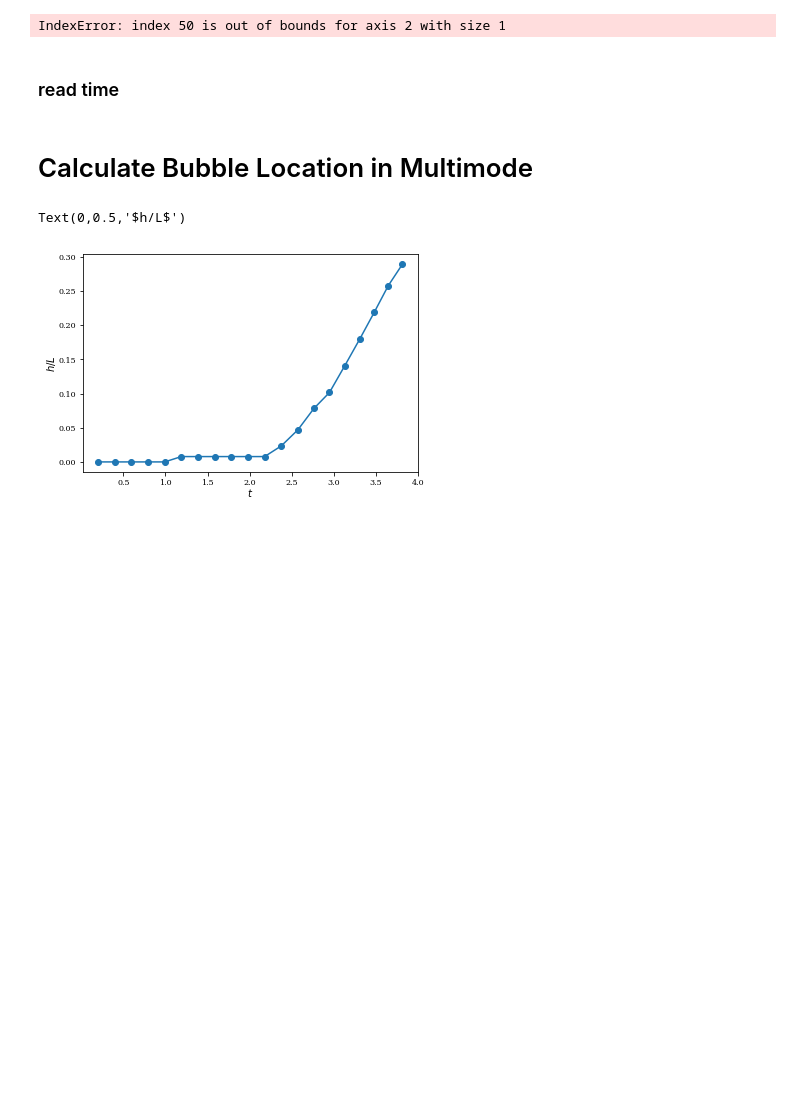
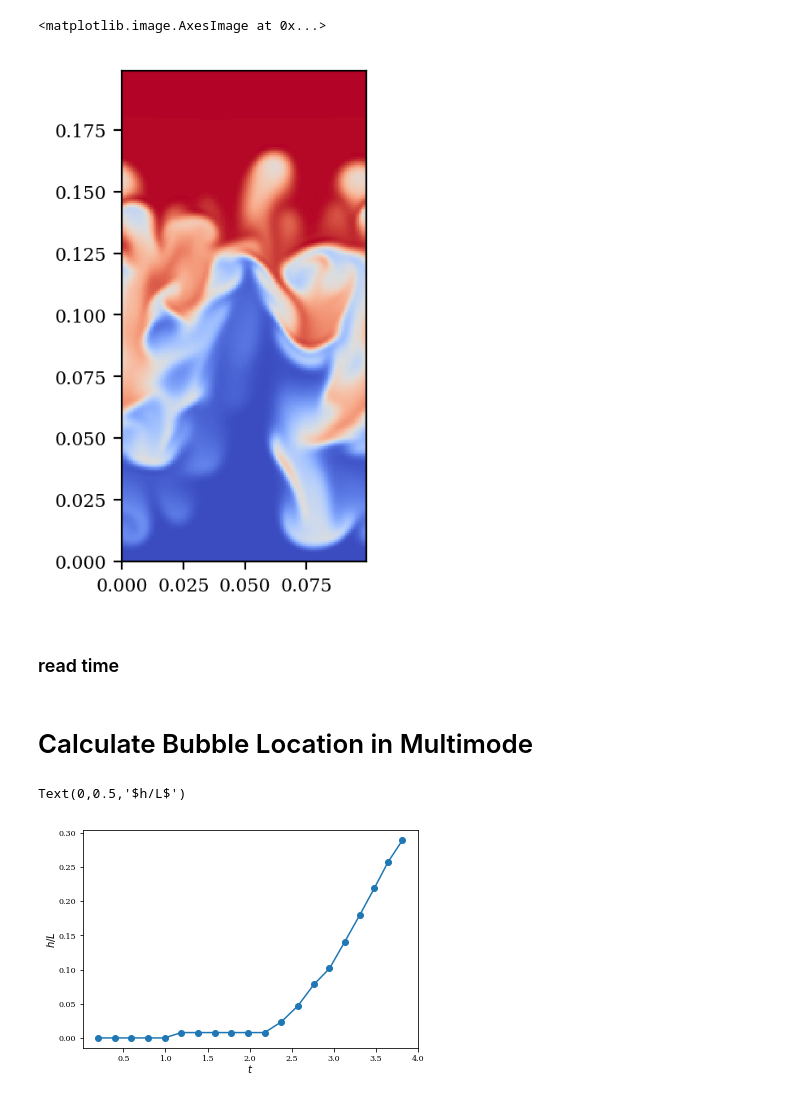
Before and after one commit to xinbian/RTMixEnstrophy, a Jupyter notebook: bubVel.ipynb, the cells around one changed output. Drawn from its saved outputs; the diff is of its cells as text; code cells hidden in the pictures; blank space fills up the shorter version.

```diff
--- a/bubVel.ipynb
+++ b/bubVel.ipynb
@@ -19,8 +19,8 @@ Lz= 0.2
 waveLen = 0.1
 Ly = waveLen
 mu = 0.00001
-rho_h = 10
-rho_l = 1
+rho_h = 2.0
+rho_l = 1.0
 At = (rho_h - rho_l)/float(rho_h + rho_l)
 CFDmethod = False
 variable = ['PVx','PVy','PVz','PPress', 'Prho']
@@ -50,17 +50,18 @@ totalsteps
 # %%
-mylist = ['Fields/','Prho','/','020000']
+mylist = ['Fields/','Prho','/','038000']
 filepath = delimiter.join(mylist)
 databk = h5file.get(filepath)
 rho = np.array(databk)
 rho = np.transpose(rho[:,:,50])
 rho = np.transpose(np.reshape(rho, (ny,nz)))
 
-fig_pi = plt.figure(1, figsize = (5*1.214,5.0), dpi=200)
+fig_pi = plt.figure(1, figsize = (4*1.214,4.0), dpi=200)
 plt.rc('font', family='serif', size=8)
 plt.imshow(rho, origin='none', extent=horizon_lim+vert_lim, aspect=1,
            cmap='coolwarm',vmin=rho_l,vmax=rho_h)
 # %% [output]
-IndexError: index 50 is out of bounds for axis 2 with size 1
+<matplotlib.image.AxesImage at 0x...>
+[figure, added]
 # %% [markdown]
 ### read time
 # %%
```
Also changed, not shown: parts of 4 cells of this notebook.
